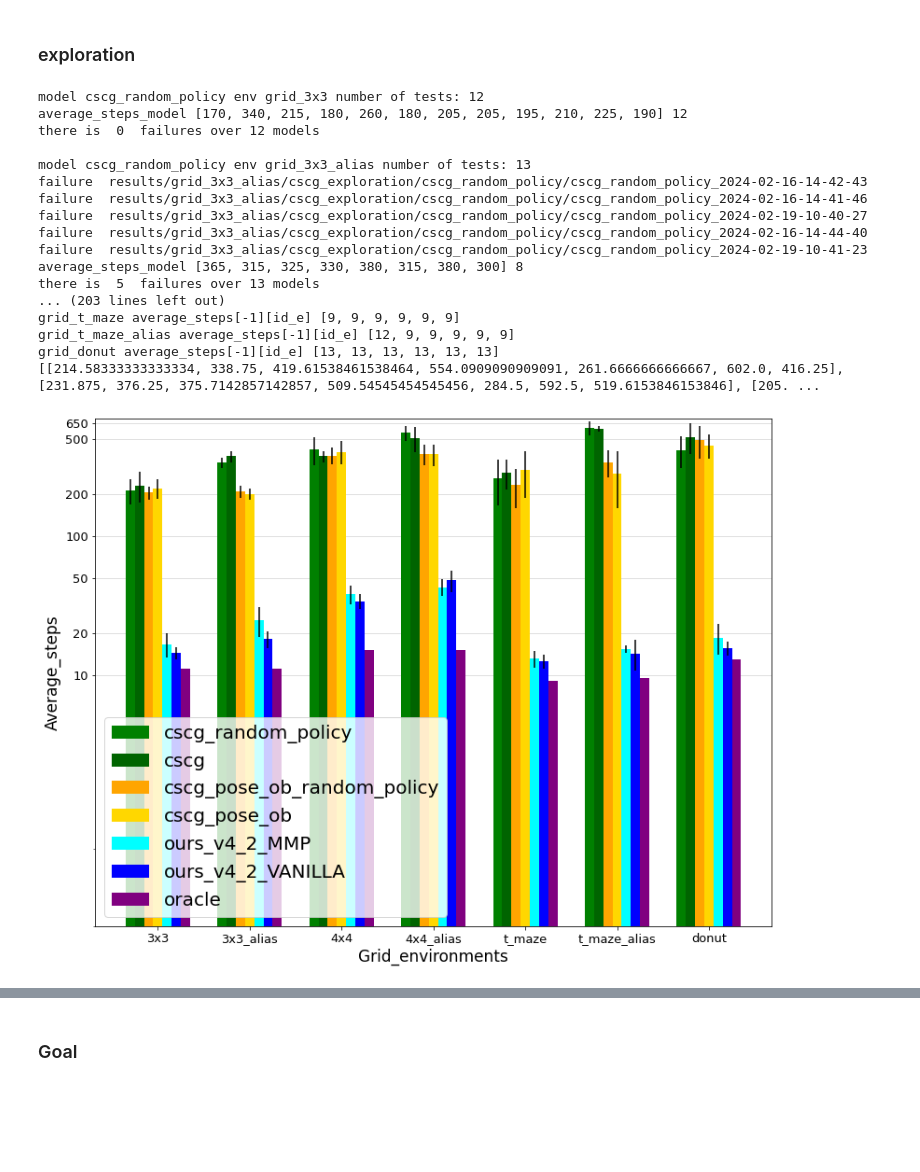
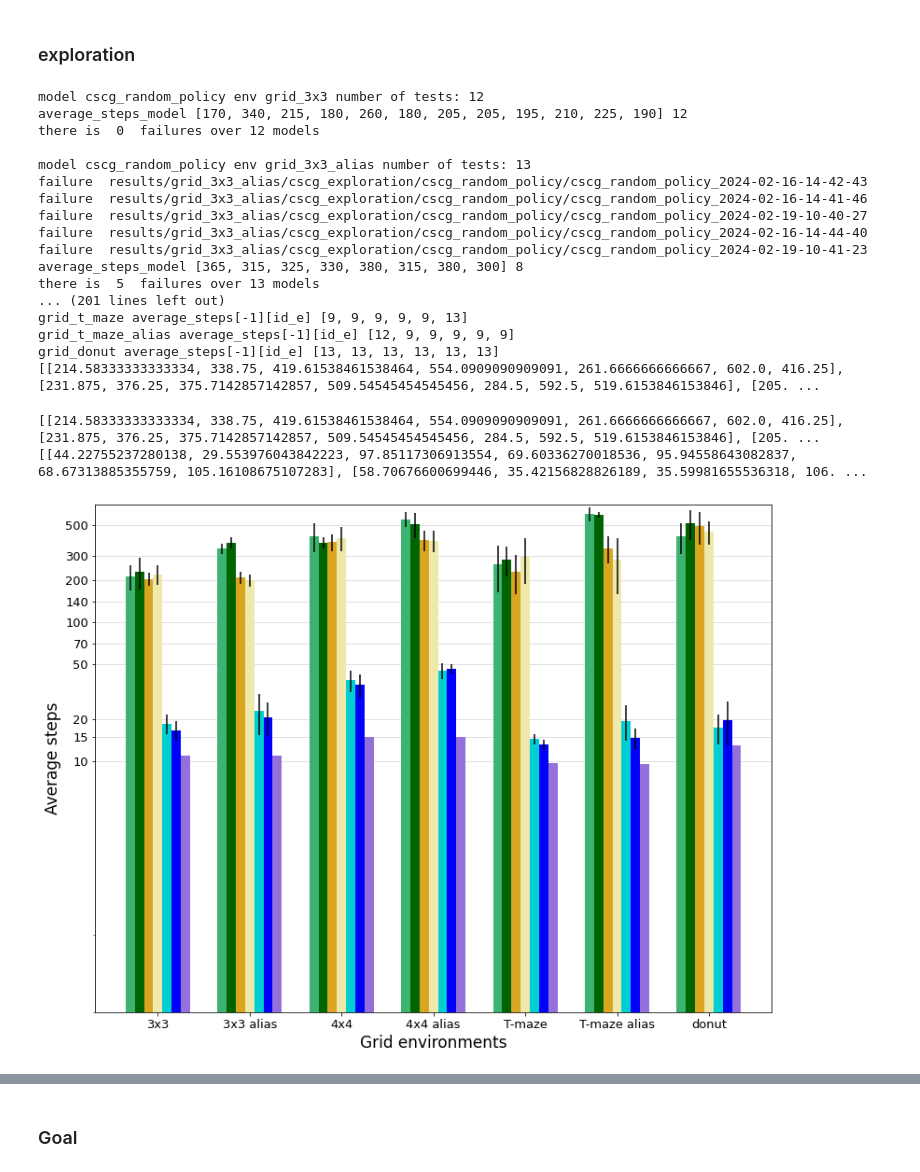
Before and after one commit to my-name-is-D/high_level_nav_planning, a Jupyter notebook: results_plotted.ipynb, the cells around one changed output, grey strips where cells are left out. Cells and saved outputs as stored; diff of their text form; code cells hidden in the pictures; blank space fills up the shorter version.

```diff
--- a/results_plotted.ipynb
+++ b/results_plotted.ipynb
@@ -256,7 +303,7 @@ NameError: name 'env' is not defined
 # %%
 #GET AVERAGE STEPS PERFECT TRANSITION PER MODEL AND ENVS
 envs = ['grid_3x3', 'grid_3x3_alias', 'grid_4x4', 'grid_4x4_alias', 'grid_t_maze','grid_t_maze_alias', 'grid_donut']
-model_names = ['cscg_random_policy', 'cscg', 'cscg_pose_ob_random_policy', 'cscg_pose_ob', 'ours_v4_2_MMP','ours_v4_2_VANILLA' ]
+model_names = ['cscg_random_policy', 'cscg', 'cscg_pose_ob_random_policy', 'cscg_pose_ob', 'ours_v4_MMP','ours_v4_VANILLA' ]
 nav_type = 'exploration'
 
 average_steps = [[0]*(len(envs)) for _ in range(len(model_names)+1)]
@@ -324,17 +371,29 @@ failure  results/grid_3x3_alias/cscg_exploration/cscg_random_policy/cscg_random_
 failure  results/grid_3x3_alias/cscg_exploration/cscg_random_policy/cscg_random_policy_2024-02-19-10-41-23
 average_steps_model [365, 315, 325, 330, 380, 315, 380, 300] 8
 there is  5  failures over 13 models
-... (203 lines left out)
-grid_t_maze average_steps[-1][id_e] [9, 9, 9, 9, 9, 9]
+... (201 lines left out)
+grid_t_maze average_steps[-1][id_e] [9, 9, 9, 9, 9, 13]
 grid_t_maze_alias average_steps[-1][id_e] [12, 9, 9, 9, 9, 9]
 grid_donut average_steps[-1][id_e] [13, 13, 13, 13, 13, 13]
 [[214.58333333333334, 338.75, 419.61538461538464, 554.0909090909091, 261.6666666666667, 602.0, 416.25], [231.875, 376.25, 375.7142857142857, 509.54545454545456, 284.5, 592.5, 519.6153846153846], [205. ...
-# %%
-#BAR PLOTS AVERAGE_STEPS
-envs_names = [env.replace('grid_', '') for env in envs]
-bar_plot_wt_std(average_steps, std_steps, envs_names, 'Average_steps', 'Grid_environments', model_names)
-# %% [output]
-[figure, removed]
+# %%
+['cscg_random_policy', 'cscg', 'cscg_pose_ob_random_policy', 'cscg_pose_ob', 'ours_v4_2_MMP','ours_v4_2_VANILLA' ]
+print(average_steps)
+print(std_steps)
+# %% [output]
+[[214.58333333333334, 338.75, 419.61538461538464, 554.0909090909091, 261.6666666666667, 602.0, 416.25], [231.875, 376.25, 375.7142857142857, 509.54545454545456, 284.5, 592.5, 519.6153846153846], [205. ...
+[[44.22755237280138, 29.553976043842223, 97.85117306913554, 69.60336270018536, 95.94558643082837, 68.67313885355759, 105.16108675107283], [58.70676600699446, 35.42156828826189, 35.59981655536318, 106. ...
+# %%
+#BAR PLOTS AVERAGE_STEPS
+envs_names = [env.replace('grid_', '') for env in envs]
+envs_names = [env.replace('t_maze', 'T-maze') for env in envs_names]
+envs_names = [env.replace('_', ' ') for env in envs_names]
+model_names = [model.replace('_v4_2', '') for model in model_names]
+model_names = [model.replace('_v4', '') for model in model_names]
+model_names = [model.replace('_', ' ') for model in model_names]
+bar_plot_wt_std(average_steps, std_steps, envs_names, 'Average steps', 'Grid environments', model_names)
+# %% [output]
+[figure, added]
 # %%
 #GET AVERAGE STEPS DISCOVERED ALL STATES PER MODEL AND ENVS
 # envs = ['grid_3x3', 'grid_3x3_alias', 'grid_4x4', 'grid_4x4_alias', 'grid_t_maze', 'grid_t_maze_alias', 'grid_donut'] #
```
Also changed, not shown: parts of 9 cells of this notebook, 8 other files.
